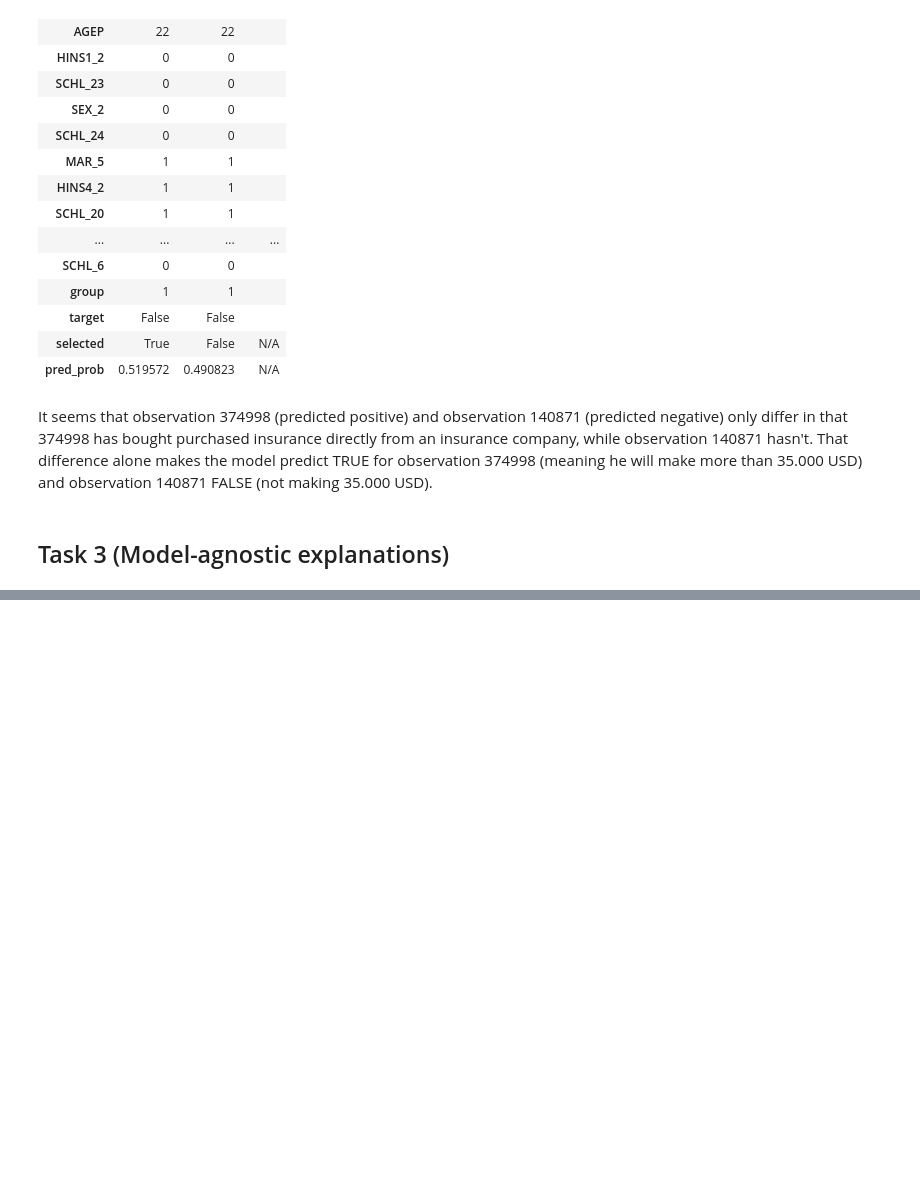
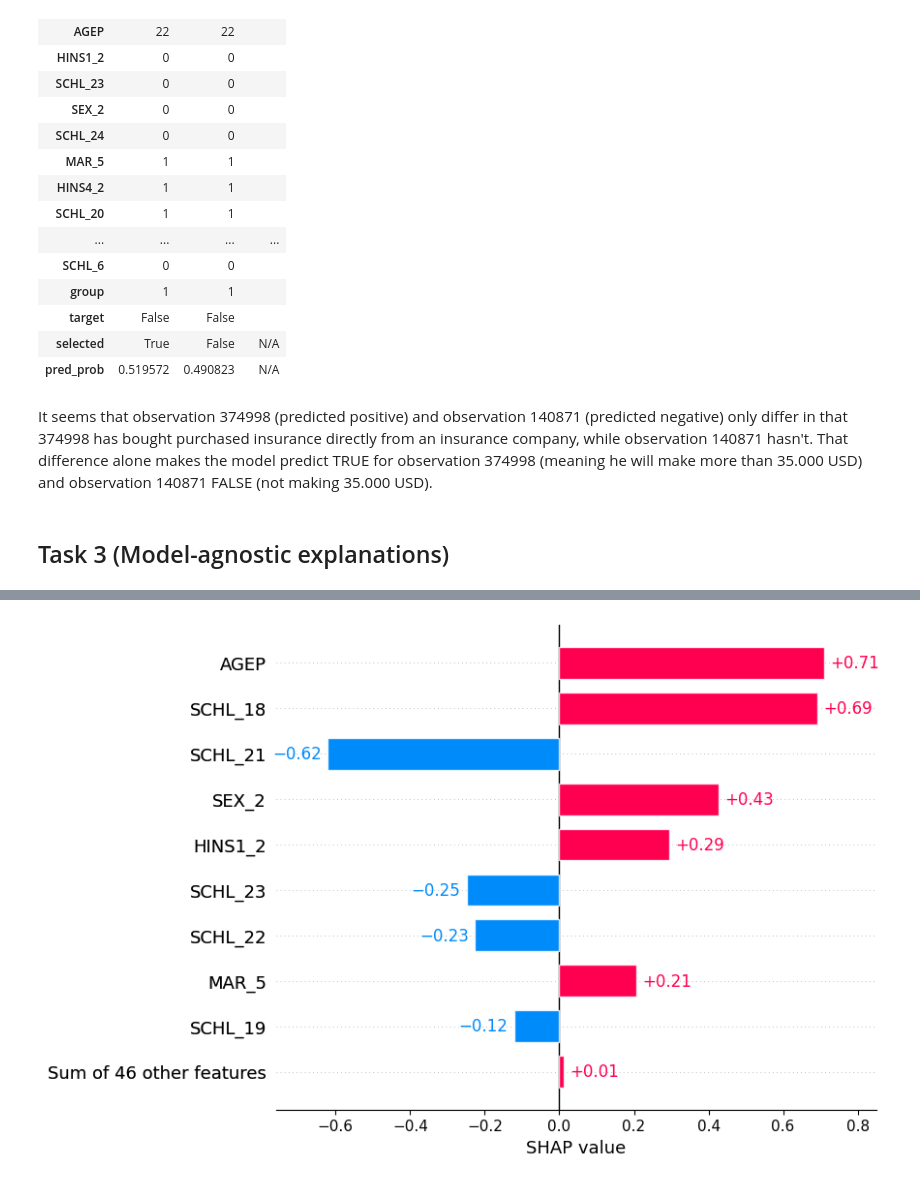
Before and after one commit to const5craciun/algo_fair, a Jupyter notebook: Notebook.ipynb, the cells around one changed output, grey strips where cells are left out. Saved outputs shown, nothing was run; the diff lists cells and outputs as text; code cells hidden in the pictures; blank space fills up the shorter version.

```diff
--- a/Notebook.ipynb
+++ b/Notebook.ipynb
@@ -797,0 +801,5 @@ shap.summary_plot(shap_values, X_test_array)
+# %%
+# Bar plot of SHAP values for the first observation of the logistc regression model
+shap.plots.bar(lr_shap_values[0])
+# %% [output]
+[figure, added]
```
Also changed, not shown: parts of 13 cells of this notebook, 2 other files.
